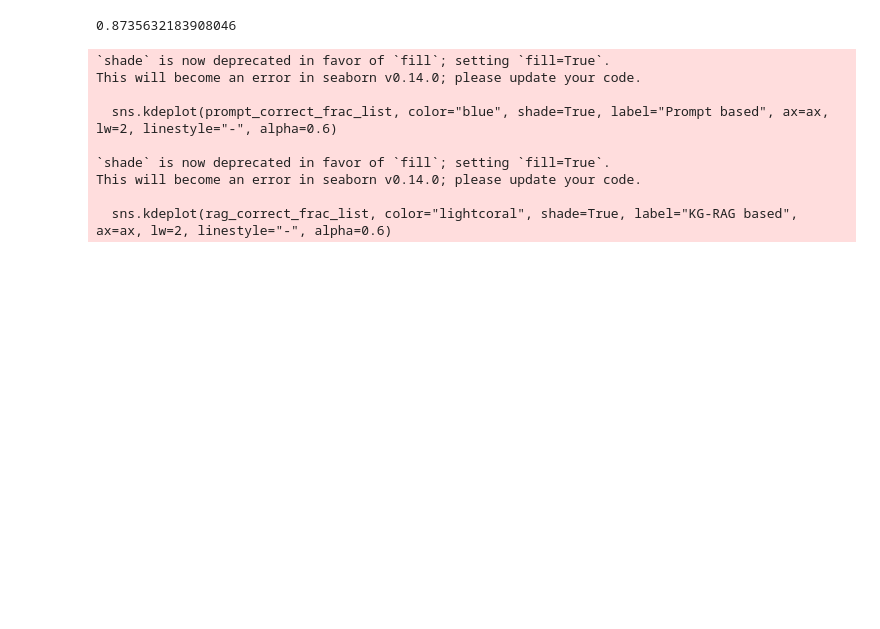
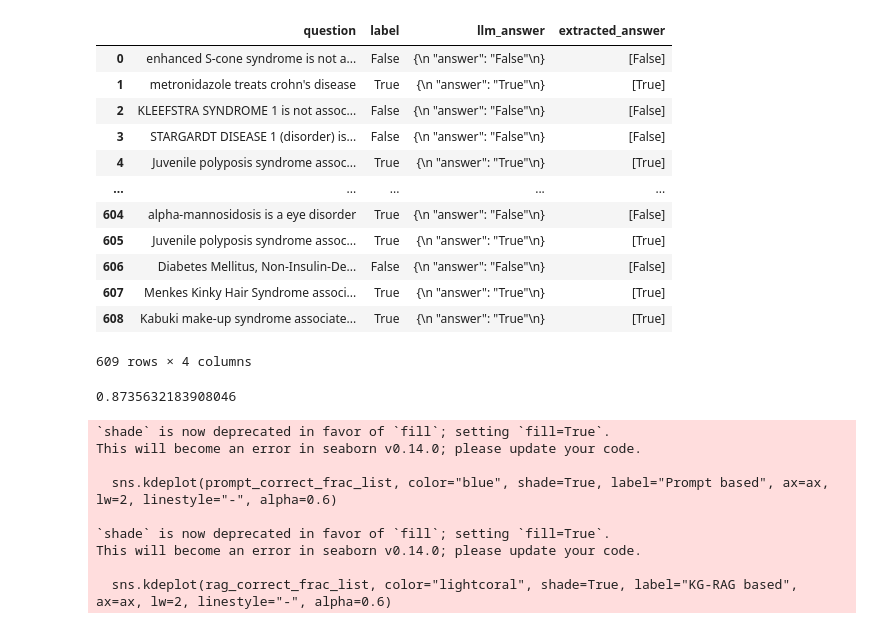
Before and after one commit to BaranziniLab/KG_RAG, a Jupyter notebook: codes/llm_notebooks/analysis/test_questions_binary_response_comparative_analysys_llama.ipynb, the cells around one changed output. Saved outputs shown, nothing was run; the diff lists cells and outputs as text; code cells hidden in the pictures; blank space fills up the shorter version.

```diff
--- a/codes/llm_notebooks/analysis/test_questions_binary_response_comparative_analysys_llama.ipynb
+++ b/codes/llm_notebooks/analysis/test_questions_binary_response_comparative_analysys_llama.ipynb
@@ -23,6 +23,22 @@ prompt_response_df = pd.read_csv(PROMPT_RESPONSE_PATH)
 
 prompt_response_df.loc[:, 'extracted_answer'] = prompt_response_df['llm_answer'].apply(extract_answer)
 # rag_response_df.loc[:, 'extracted_answer'] = rag_response_df['llm_answer'].apply(extract_answer)
+# %%
+prompt_response_df
+# %% [output]
+|  | question | label | llm_answer | extracted_answer |
+| 0 | enhanced S-cone syndrome is not a... | False | {\n "answer": "False"\n} | [False] |
+| 1 | metronidazole treats crohn's disease | True | {\n "answer": "True"\n} | [True] |
+| 2 | KLEEFSTRA SYNDROME 1 is not assoc... | False | {\n "answer": "False"\n} | [False] |
+| 3 | STARGARDT DISEASE 1 (disorder) is... | False | {\n "answer": "False"\n} | [False] |
+| 4 | Juvenile polyposis syndrome assoc... | True | {\n "answer": "True"\n} | [True] |
+| ... | ... | ... | ... | ... |
+| 604 | alpha-mannosidosis is a eye disorder | True | {\n "answer": "False"\n} | [False] |
+| 605 | Juvenile polyposis syndrome assoc... | True | {\n "answer": "True"\n} | [True] |
+| 606 | Diabetes Mellitus, Non-Insulin-De... | False | {\n "answer": "False"\n} | [False] |
+| 607 | Menkes Kinky Hair Syndrome associ... | True | {\n "answer": "True"\n} | [True] |
+| 608 | Kabuki make-up syndrome associate... | True | {\n "answer": "True"\n} | [True] |
+609 rows × 4 columns
 # %%
 prompt_response_df.loc[:, "answer_count"] = prompt_response_df.extracted_answer.apply(lambda x:len(x))
 prompt_response_df_multiple_answers = prompt_response_df[prompt_response_df.answer_count > 1]
```
Also changed, not shown: 6 other files.
